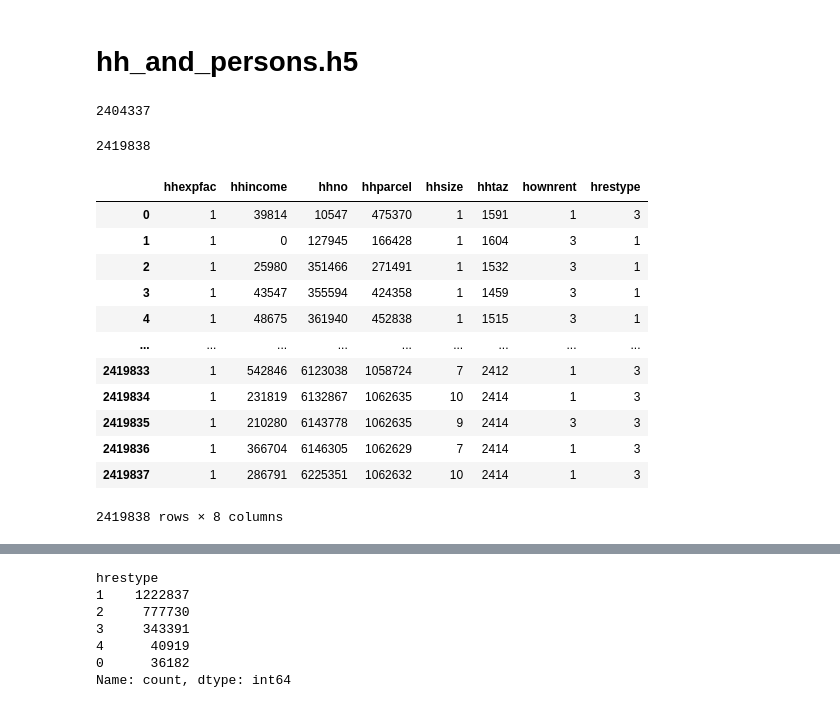
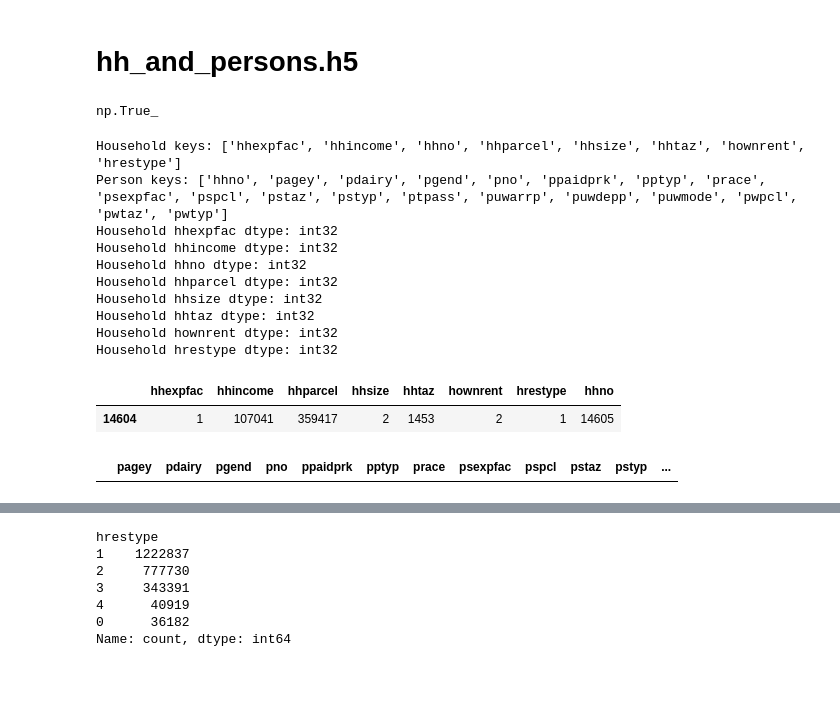
Before and after one commit to psrc/travel-modeling, a Jupyter notebook: soundcast_tools/urbansim/convert_urbansim_h5.ipynb, the cells around one changed output, grey strips where cells are left out. Cells and saved outputs as stored; diff of their text form; code cells hidden in the pictures; blank space fills up the shorter version.

```diff
--- a/soundcast_tools/urbansim/convert_urbansim_h5.ipynb
+++ b/soundcast_tools/urbansim/convert_urbansim_h5.ipynb
@@ -247,6 +247,15 @@ for col in df_person.columns:
 
 df_hh = df_hh[hh_old.columns]
 df_person = df_person[person_old.columns]
+# %%
+df_person['hhno'].isin(df_hh['hhno']).all()  # Ensure all persons have a household
+
+# Ensure all households have at least one person
+df_hh = df_hh[df_hh['hhno'].isin(df_person['hhno'])].reset_index(drop=True)
+# %%
+df_hh['hhno'].isin(df_person['hhno']).all()  # Ensure all households have at least one person
+# %% [output]
+np.True_
 # %%
 # Reset hhno as an index starting from 1
 df_hh['hhno_new'] = np.arange(1, len(df_hh) + 1)
@@ -276,29 +285,33 @@ for col in df_hh.columns:
 
 out_h5.close()
 # %%
-len(df_person['hhno'].unique())
+test_h5 = h5py.File(r"R:\e2projects_two\SoundCast\Inputs\dev\landuse\2050\urbansim2_2050\hh_and_persons.h5", "r")
+# Check the structure of the new HDF5 file
+print("Household keys:", list(test_h5['Household'].keys()))
+print("Person keys:", list(test_h5['Person'].keys()))
+# Check the data types of the datasets
+for key in test_h5['Household'].keys():
+    print(f"Household {key} dtype:", test_h5['Household'][key].dtype)
 # %% [output]
-2404337
+Household keys: ['hhexpfac', 'hhincome', 'hhno', 'hhparcel', 'hhsize', 'hhtaz', 'hownrent', 'hrestype']
+Person keys: ['hhno', 'pagey', 'pdairy', 'pgend', 'pno', 'ppaidprk', 'pptyp', 'prace', 'psexpfac', 'pspcl', 'pstaz', 'pstyp', 'ptpass', 'puwarrp', 'puwdepp', 'puwmode', 'pwpcl', 'pwtaz', 'pwtyp']
+Household hhexpfac dtype: int32
+Household hhincome dtype: int32
+Household hhno dtype: int32
+Household hhparcel dtype: int32
+Household hhsize dtype: int32
+Household hhtaz dtype: int32
+Household hownrent dtype: int32
+Household hrestype dtype: int32
 # %%
-len(df_hh)
+df_hh[df_hh['hhno'] ==14605]
 # %% [output]
-2419838
+|  | hhexpfac | hhincome | hhparcel | hhsize | hhtaz | hownrent | hrestype | hhno |
+| 14604 | 1 | 107041 | 359417 | 2 | 1453 | 2 | 1 | 14605 |
 # %%
-df_hh
+df_person[df_person['hhno'] ==14605]
 # %% [output]
-|  | hhexpfac | hhincome | hhno | hhparcel | hhsize | hhtaz | hownrent | hrestype |
-| 0 | 1 | 39814 | 10547 | 475370 | 1 | 1591 | 1 | 3 |
-| 1 | 1 | 0 | 127945 | 166428 | 1 | 1604 | 3 | 1 |
-| 2 | 1 | 25980 | 351466 | 271491 | 1 | 1532 | 3 | 1 |
-| 3 | 1 | 43547 | 355594 | 424358 | 1 | 1459 | 3 | 1 |
-| 4 | 1 | 48675 | 361940 | 452838 | 1 | 1515 | 3 | 1 |
-| ... | ... | ... | ... | ... | ... | ... | ... | ... |
-| 2419833 | 1 | 542846 | 6123038 | 1058724 | 7 | 2412 | 1 | 3 |
-| 2419834 | 1 | 231819 | 6132867 | 1062635 | 10 | 2414 | 1 | 3 |
-| 2419835 | 1 | 210280 | 6143778 | 1062635 | 9 | 2414 | 3 | 3 |
-| 2419836 | 1 | 366704 | 6146305 | 1062629 | 7 | 2414 | 1 | 3 |
-| 2419837 | 1 | 286791 | 6225351 | 1062632 | 10 | 2414 | 1 | 3 |
+|  | pagey | pdairy | pgend | pno | ppaidprk | pptyp | prace | psexpfac | pspcl | pstaz | pstyp | ... |
-2419838 rows × 8 columns
 # %%
 df_hh.describe()
 # %% [output]
```
Also changed, not shown: parts of 2 cells of this notebook, 1 other file.
